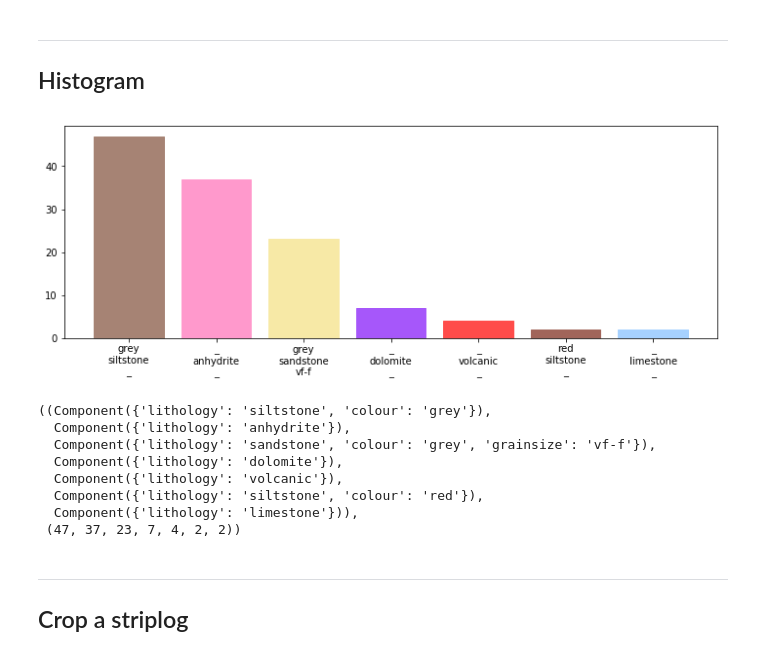
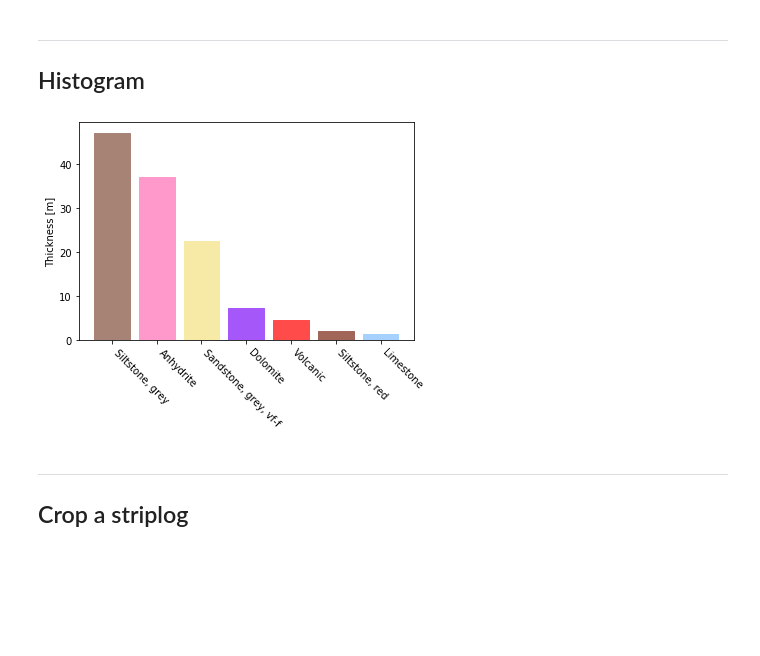
Before and after one commit to agilescientific/striplog, a Jupyter notebook: tutorial/Striplog_expert.ipynb, the cells around one changed output. Saved outputs shown, nothing was run; the diff lists cells and outputs as text; code cells hidden in the pictures; blank space fills up the shorter version.

Commit message:
update to hist

```diff
--- a/tutorial/Striplog_expert.ipynb
+++ b/tutorial/Striplog_expert.ipynb
@@ -725,33 +778,10 @@ plt.show()
 <hr />
 
 ## Histogram
-# %%
-comps, counts = strip.histogram()
-fmt = '{colour}\n{lithology}\n{grainsize}'
-labels = [c.summary(fmt=fmt) for c in comps]
-colours = [legend.get_colour(c) for c in comps]
-
-fig, ax = plt.subplots(figsize=(12,4))
-ind = np.arange(len(comps))
-bars = ax.bar(ind, counts, align='center')
-ax.set_xticks(ind)
-ax.set_xticklabels(labels)
-for b, c in zip(bars, colours):
-    b.set_color(c)
-plt.show()
-# %% [output]
-[figure, removed]
-# %%
-strip.histogram()
-# %% [output]
-((Component({'lithology': 'siltstone', 'colour': 'grey'}),
-  Component({'lithology': 'anhydrite'}),
-  Component({'lithology': 'sandstone', 'colour': 'grey', 'grainsize': 'vf-f'}),
-  Component({'lithology': 'dolomite'}),
-  Component({'lithology': 'volcanic'}),
-  Component({'lithology': 'siltstone', 'colour': 'red'}),
-  Component({'lithology': 'limestone'})),
- (47, 37, 23, 7, 4, 2, 2))
+# %%
+_ = hist(strip, legend=legend, rotation=-45, ha='left')
+# %% [output]
+[figure, added]
 # %% [markdown]
 <hr />
 
```
Also changed, not shown: parts of 46 cells of this notebook, 3 other files.
